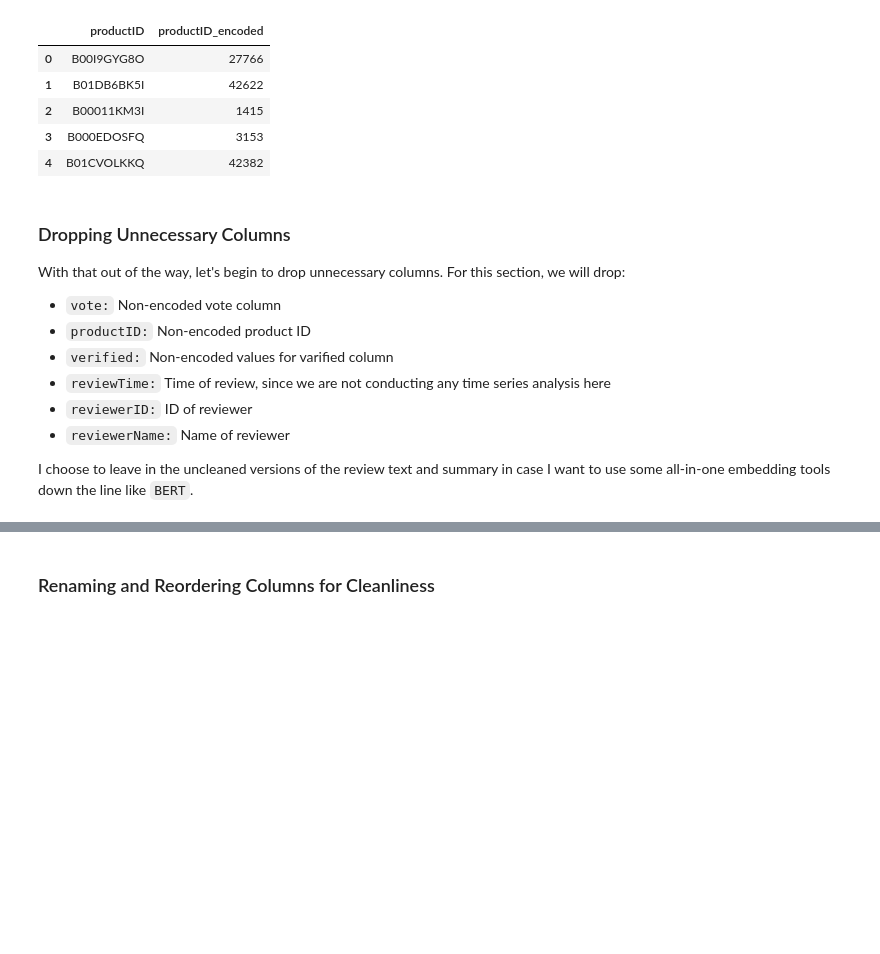
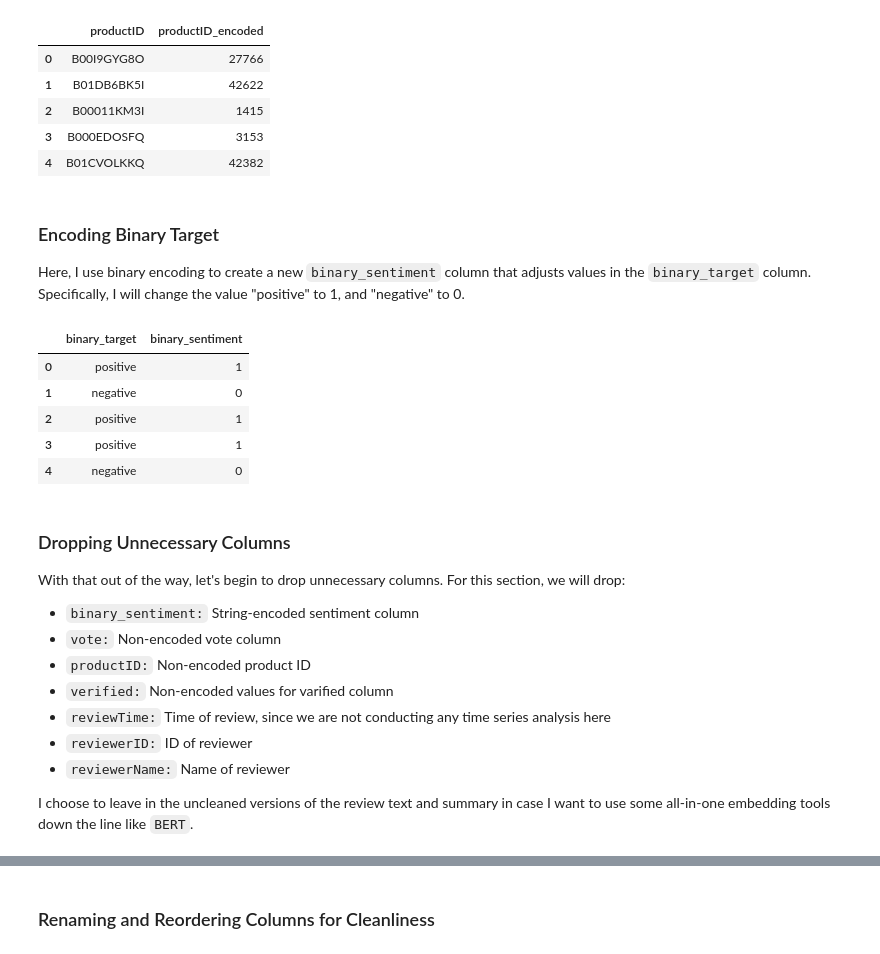
Before and after one commit to sm110101/portfolio_site, a Jupyter notebook: technical-details/supervised-learning/main.ipynb, the cells around one changed output, grey strips where cells are left out. Saved outputs shown, nothing was run; the diff lists cells and outputs as text; code cells hidden in the pictures; blank space fills up the shorter version.

```diff
--- a/technical-details/supervised-learning/main.ipynb
+++ b/technical-details/supervised-learning/main.ipynb
@@ -145,11 +141,28 @@ reviews[['productID', 'productID_encoded']].head()
 | 2 | B00011KM3I | 1415 |
 | 3 | B000EDOSFQ | 3153 |
 | 4 | B01CVOLKKQ | 42382 |
+# %% [markdown]
+### Encoding Binary Target
+
+Here, I use binary encoding to create a new `binary_sentiment` column that adjusts values in the `binary_target` column. Specifically, I will change the value "positive" to 1, and "negative" to 0.
+# %%
+# Creating verified_binary column
+reviews['binary_sentiment'] = (reviews['binary_target'] == "positive").astype(int)
+# Printing result
+reviews[['binary_target', 'binary_sentiment']].head()
+# %% [output]
+|  | binary_target | binary_sentiment |
+| 0 | positive | 1 |
+| 1 | negative | 0 |
+| 2 | positive | 1 |
+| 3 | positive | 1 |
+| 4 | negative | 0 |
 # %% [markdown]
 ### Dropping Unnecessary Columns
 
 With that out of the way, let's begin to drop unnecessary columns. For this section, we will drop:
 
+- `binary_sentiment:` String-encoded sentiment column
 - `vote:` Non-encoded vote column
 - `productID:` Non-encoded product ID
 - `verified:` Non-encoded values for varified column
```
Also changed, not shown: parts of 16 cells of this notebook, 9 other files.
